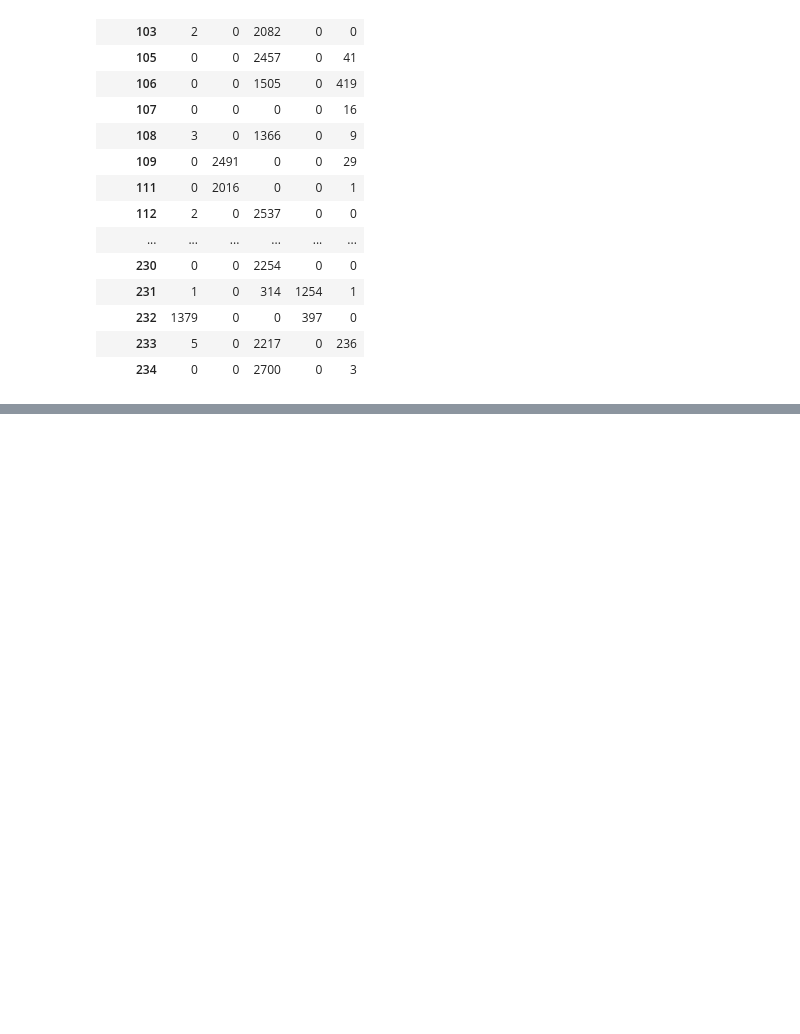
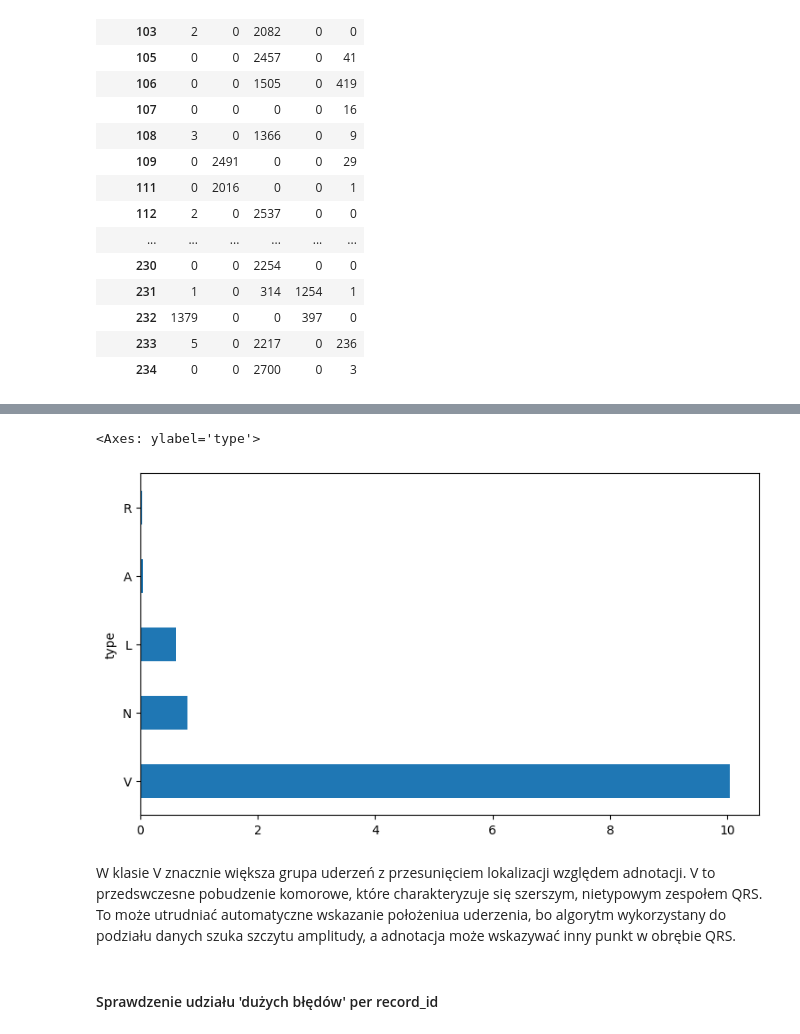
Before and after one commit to spoiler48/ecg-anomalies, a Jupyter notebook: notebooks/03_eda.ipynb, the cells around one changed output, grey strips where cells are left out. Saved outputs shown, nothing was run; the diff lists cells and outputs as text; code cells hidden in the pictures; blank space fills up the shorter version.

```diff
--- a/notebooks/03_eda.ipynb
+++ b/notebooks/03_eda.ipynb
@@ -160,0 +326,17 @@ plt.show()
+# %%
+df['large_error'] = df['dist_from_annotation'] > 10
+
+large_error_pct = (
+    df.groupby('type')['large_error']
+    .mean() * 100
+)
+
+large_error_summary = pd.DataFrame({
+    'count': df.groupby('type').size(),
+    'large_errors': df.groupby('type')['large_error'].sum(),
+    'large_error_pct': round(large_error_pct,2)
+}).sort_values(
+    by='large_error_pct', ascending=False
+)
+
+large_error_summary
@@ -160,0 +351,12 @@ plt.show()
+# %%
+large_error_summary['large_error_pct'].plot(
+    kind='barh',
+    figsize=(9,5)
+)
+# %% [output]
+<Axes: ylabel='type'>
+[figure, added]
+# %% [markdown]
+W klasie V znacznie większa grupa uderzeń z przesunięciem lokalizacji względem adnotacji. V to przedswczesne pobudzenie komorowe, które charakteryzuje się szerszym, nietypowym zespołem QRS. To może utrudniać automatyczne wskazanie położeniua uderzenia, bo algorytm wykorzystany do podziału danych szuka szczytu amplitudy, a adnotacja może wskazywać inny punkt w obrębie QRS.
+# %% [markdown]
+#### Sprawdzenie udziału 'dużych błędów' per record_id
```
Also changed, not shown: parts of 22 cells of this notebook, 3 other files.
